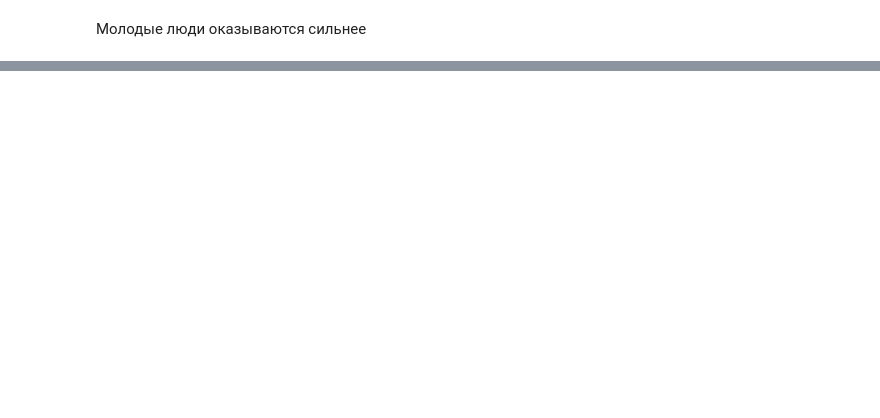
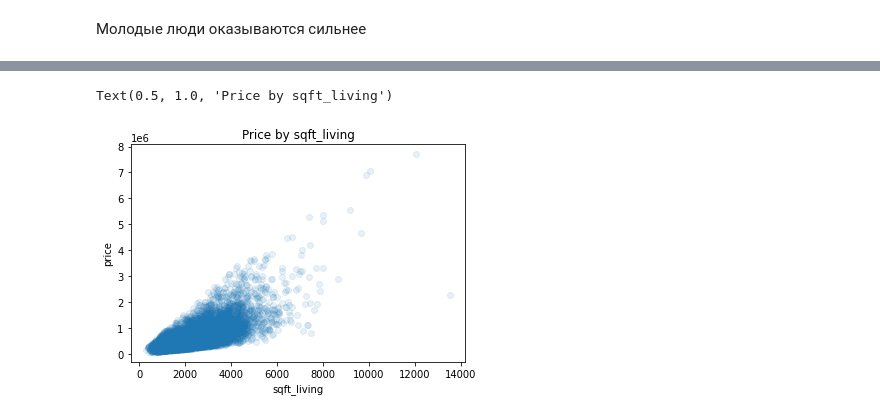
Before and after one commit to AlexHudnev/data_analysis, a Jupyter notebook: data_analysis.ipynb, the cells around one changed output, grey strips where cells are left out. Saved outputs shown, nothing was run; the diff lists cells and outputs as text; code cells hidden in the pictures; blank space fills up the shorter version.

```diff
--- a/data_analysis.ipynb
+++ b/data_analysis.ipynb
@@ -50 +61,13 @@ Text(0.5, 1.0, 'Body weight by age')
+# %%
+sqft_living = data['sqft_living'].values
+price = data['price'].values
+
+plt.scatter(sqft_living, price, alpha=0.1)
+
+plt.xlabel('sqft_living')
+plt.ylabel('price')
+plt.title('Price by sqft_living')
+# %% [output]
+Text(0.5, 1.0, 'Price by sqft_living')
+[figure, added]
 # %%
```
Also changed, not shown: parts of 6 cells of this notebook.
